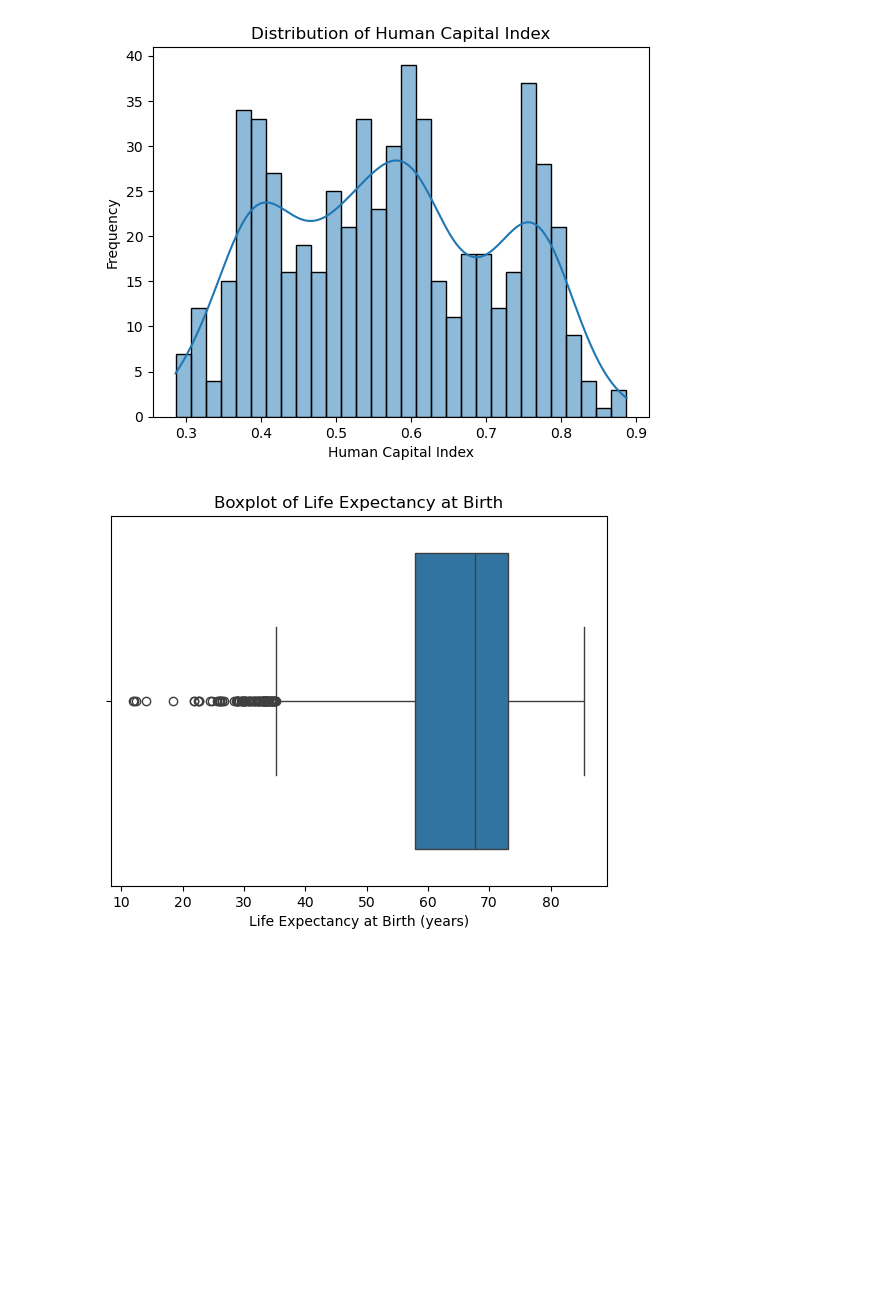
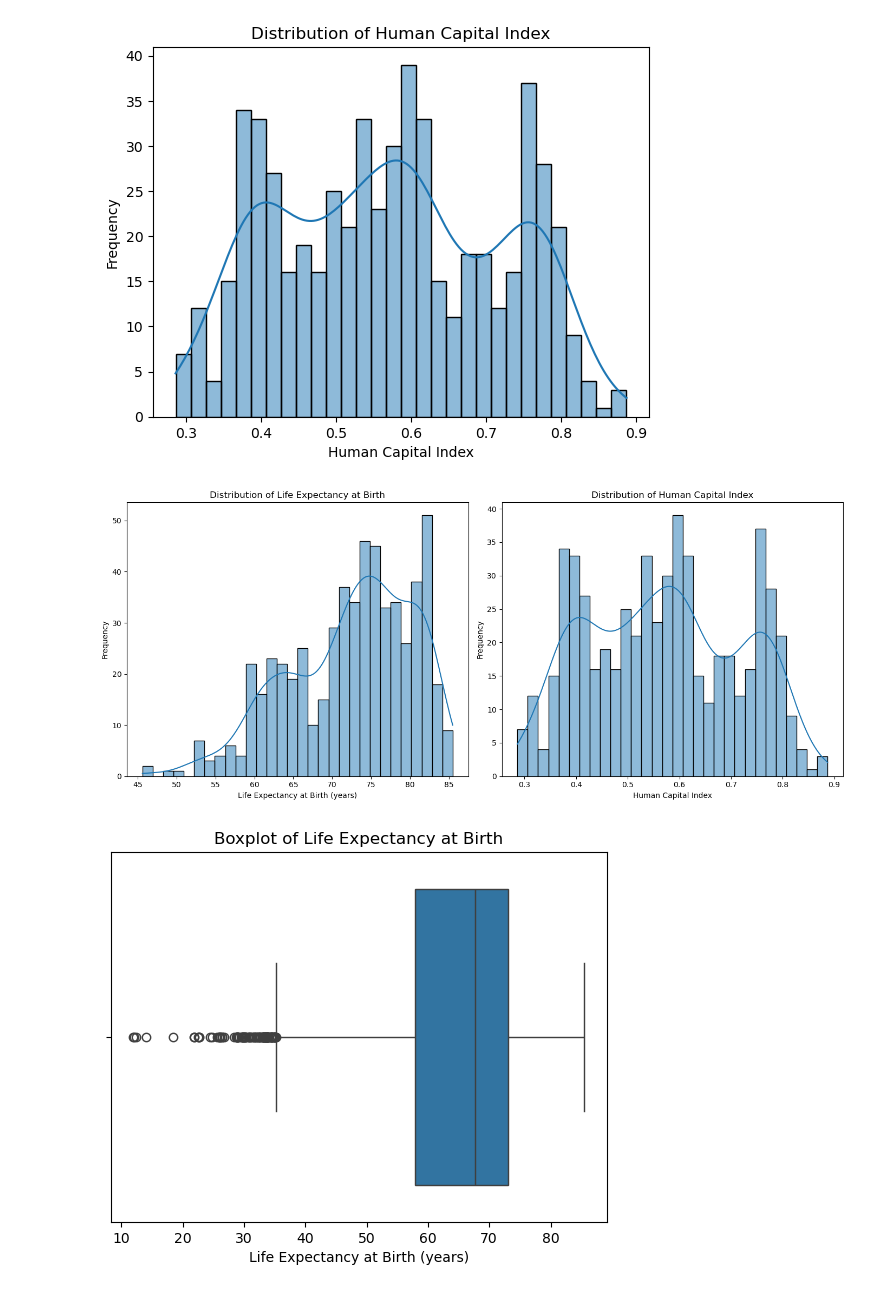
Before and after one commit to kellymegan/ASDA_2025_Group_2_Portfolio_, a Jupyter notebook: notebooks/week_06_group_2_notebook.ipynb, the cells around one changed output. Drawn from its saved outputs; the diff is of its cells as text; code cells hidden in the pictures; blank space fills up the shorter version.

```diff
--- a/notebooks/week_06_group_2_notebook.ipynb
+++ b/notebooks/week_06_group_2_notebook.ipynb
@@ -345,6 +345,27 @@ plt.show()
 # Data is not normally distributed, even after trying various transformations
 # %% [output]
 [figure]
+# %%
+# Create a figure with 1 row and 2 columns
+fig, axes = plt.subplots(1, 2, figsize=(14, 6))  # Adjust figsize as needed
+
+# Plot the first histogram
+sns.histplot(data=dataset, x='life_expectancy_at_birth', bins=30, kde=True, ax=axes[0])
+axes[0].set_title('Distribution of Life Expectancy at Birth')
+axes[0].set_xlabel('Life Expectancy at Birth (years)')
+axes[0].set_ylabel('Frequency')
+
+# Plot the second histogram
+sns.histplot(data=dataset, x='human_capital_index', bins=30, kde=True, ax=axes[1])
+axes[1].set_title('Distribution of Human Capital Index')
+axes[1].set_xlabel('Human Capital Index')
+axes[1].set_ylabel('Frequency')
+
+# Adjust layout
+plt.tight_layout()
+plt.show()
+# %% [output]
+[figure, added]
 # %%
 # Check for outliers
 sns.boxplot(x=dataset['life_expectancy_at_birth'])
```
Also changed, not shown: parts of 3 cells of this notebook, 6 other files.
